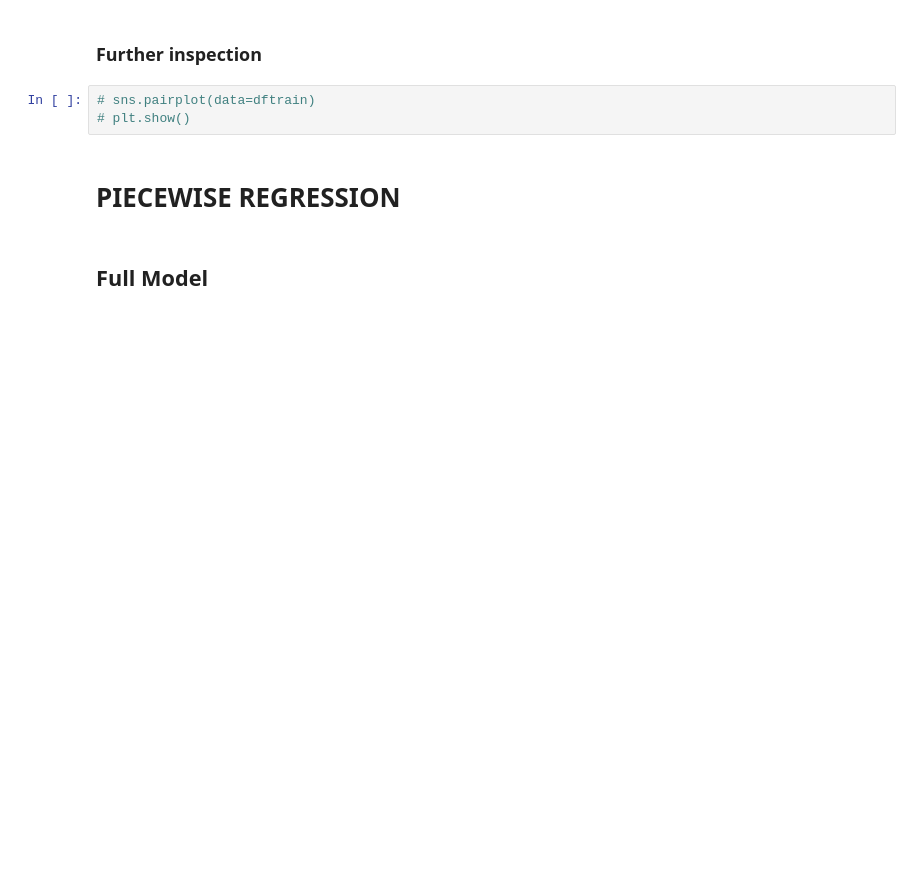
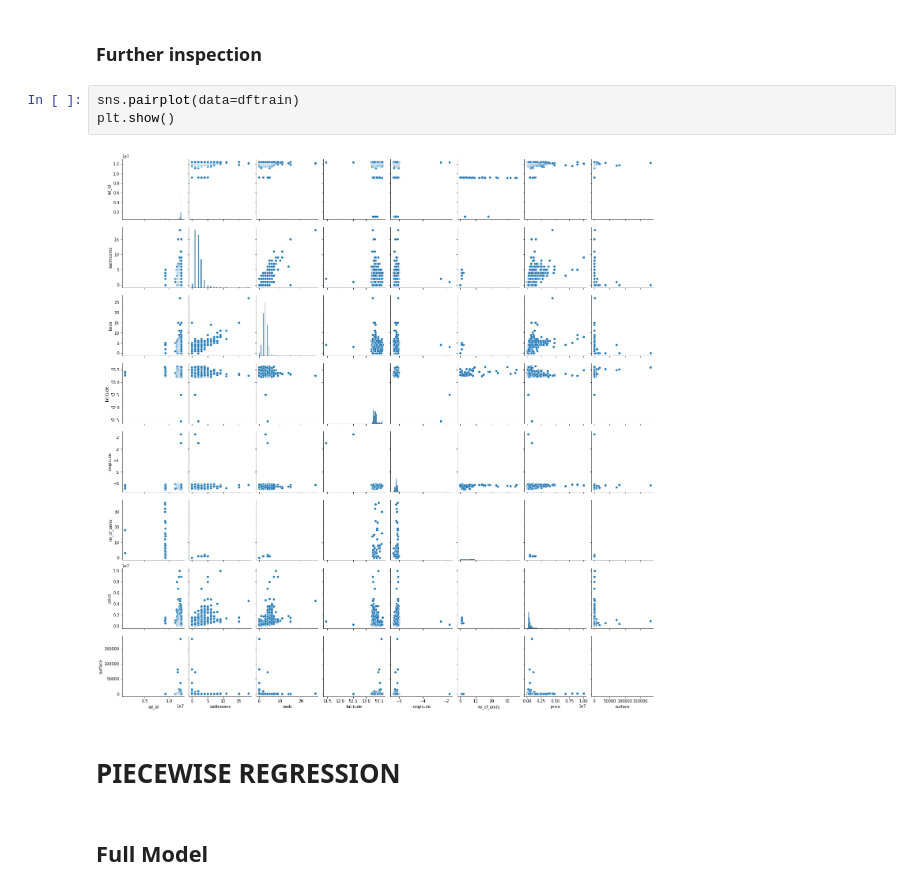
Before and after one commit to tomkeane07/AI-Projects-UL, a Jupyter notebook: semester3/MachineLearningApplications/PiecewiseRegression/Etivity2_20214537.ipynb, the cells around one changed output. Saved outputs shown, nothing was run; the diff lists cells and outputs as text; blank space fills up the shorter version.

```diff
--- a/semester3/MachineLearningApplications/PiecewiseRegression/Etivity2_20214537.ipynb
+++ b/semester3/MachineLearningApplications/PiecewiseRegression/Etivity2_20214537.ipynb
@@ -386,8 +384,10 @@ display(y_test.head())
 # %% [markdown]
 ### Further inspection
 # %%
-# sns.pairplot(data=dftrain)
-# plt.show()
+sns.pairplot(data=dftrain)
+plt.show()
+# %% [output]
+[figure, added]
 # %% [markdown]
 # PIECEWISE REGRESSION
 # %% [markdown]
```
Also changed, not shown: parts of 20 cells of this notebook.
